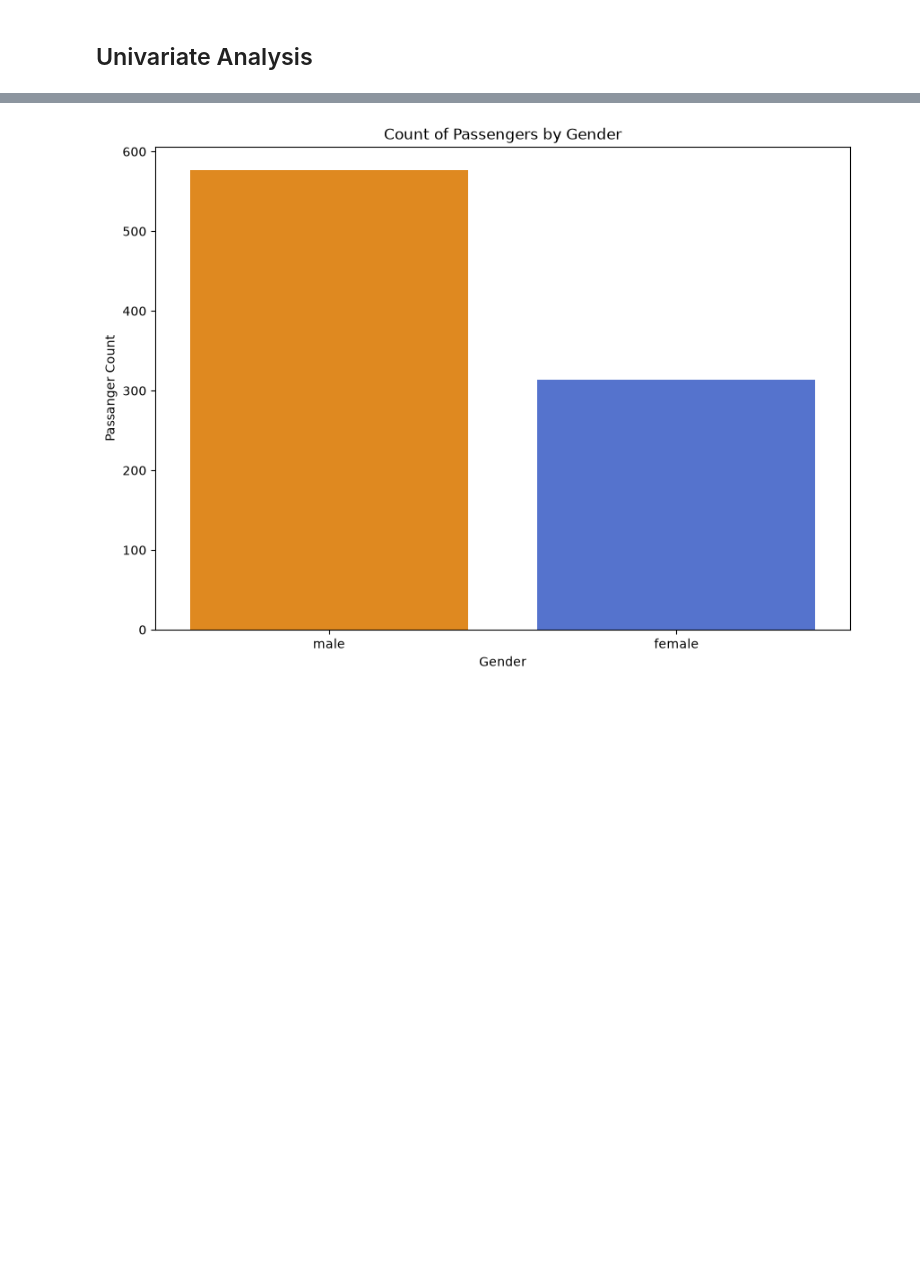
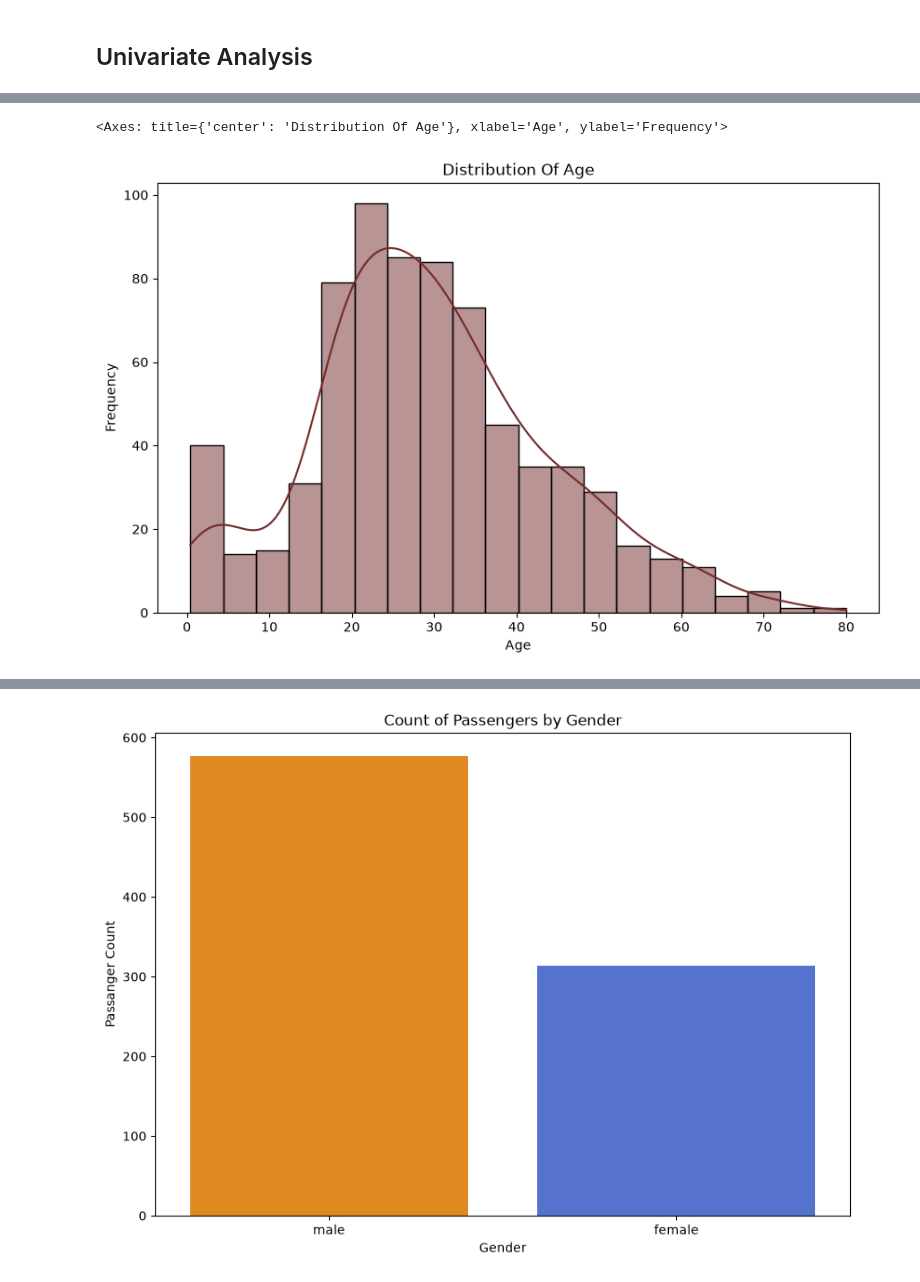
Before and after one commit to Rohit-Bansode/Titanic_Survival_Analysis-EDA, a Jupyter notebook: Notebooks/Titanic_EDA.ipynb, the cells around one changed output, grey strips where cells are left out. Saved outputs shown, nothing was run; the diff lists cells and outputs as text; code cells hidden in the pictures; blank space fills up the shorter version.

```diff
--- a/Notebooks/Titanic_EDA.ipynb
+++ b/Notebooks/Titanic_EDA.ipynb
@@ -226 +226,12 @@ sns.countplot(x='Survived_label',hue='Survived_label',data=df,palette=custom_pal
+# %%
+## Distribution of Age (Histogram+Kde)
+
+plt.figure(figsize=(10,6))
+plt.title("Distribution Of Age")
+plt.xlabel("Age")
+plt.ylabel("Frequency")
+sns.histplot(df['Age'],bins=20,kde=True,color="#752B2B")
+# %% [output]
+<Axes: title={'center': 'Distribution Of Age'}, xlabel='Age', ylabel='Frequency'>
+[figure, added]
 # %%
```
Also changed, not shown: parts of 3 cells of this notebook.
